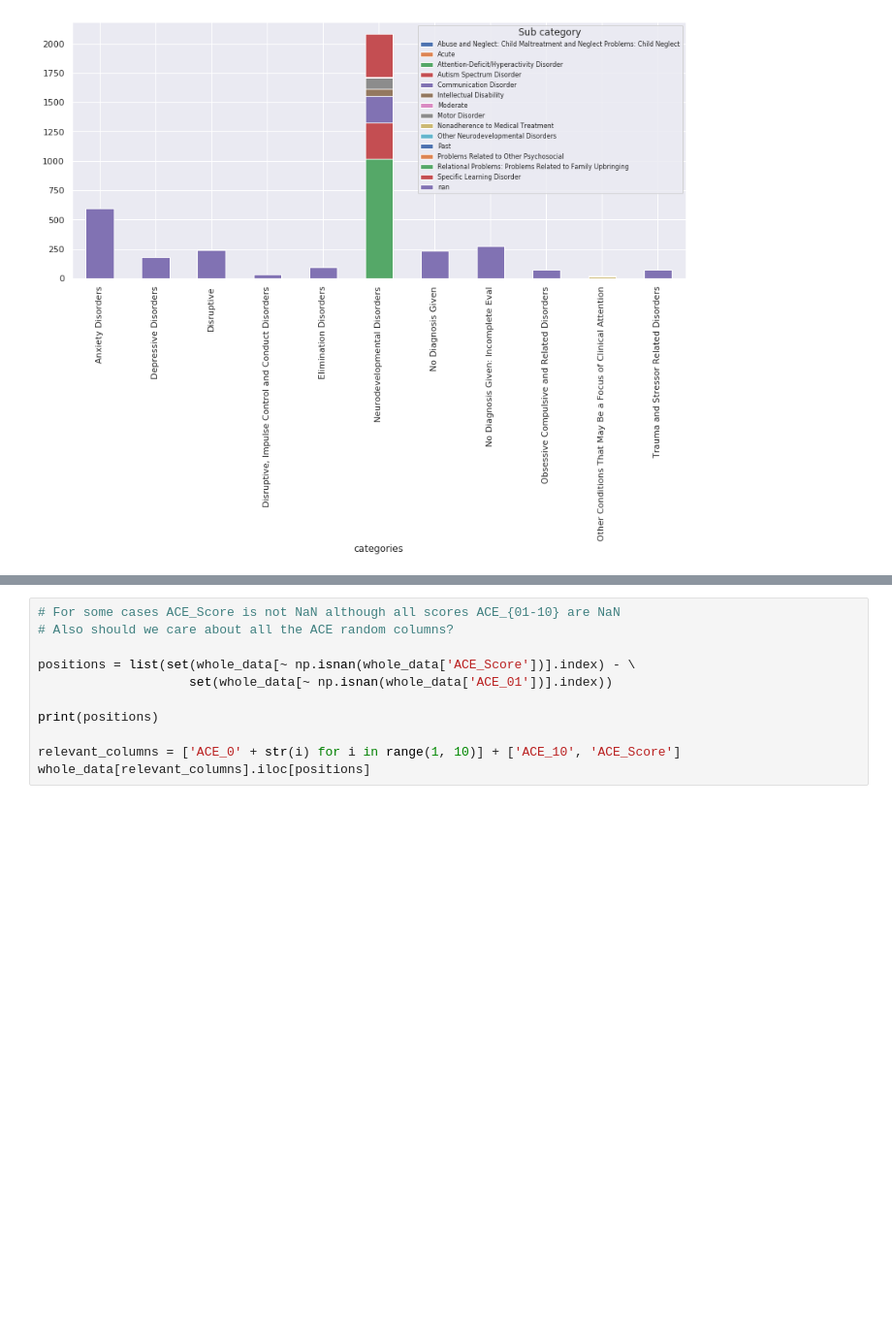
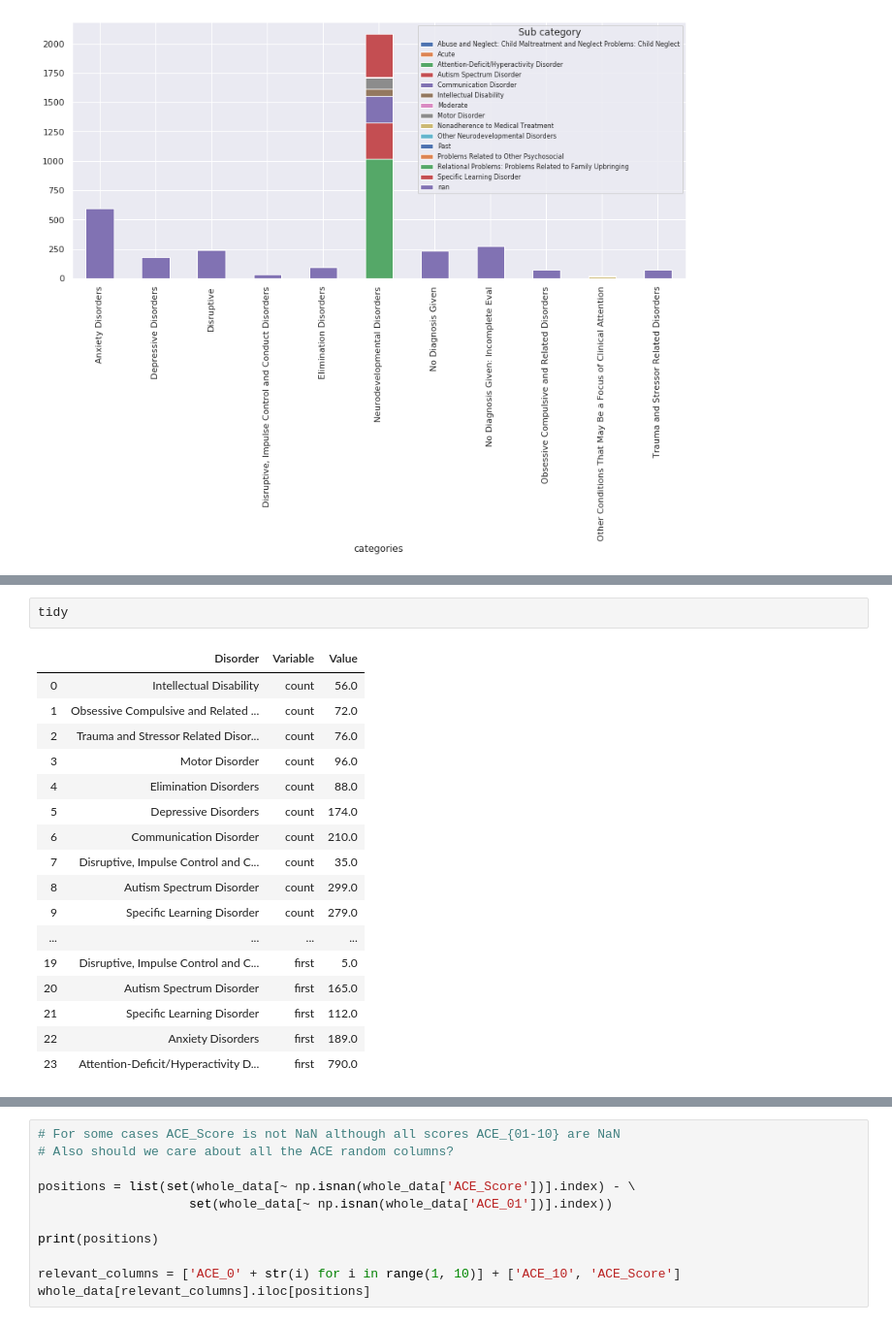
Before and after one commit to sanagno/psychiatry-mri-eeg, a Jupyter notebook: data_exploration.ipynb, the cells around one changed output, grey strips where cells are left out. Shown at 97% size. Drawn from its saved outputs; the diff is of its cells as text; blank space fills up the shorter version.

```diff
--- a/data_exploration.ipynb
+++ b/data_exploration.ipynb
@@ -374,0 +397,20 @@ Text(0.5, 0, 'totalCount')
+# %%
+tidy
+# %% [output]
+|  | Disorder | Variable | Value |
+| 0 | Intellectual Disability | count | 56.0 |
+| 1 | Obsessive Compulsive and Related ... | count | 72.0 |
+| 2 | Trauma and Stressor Related Disor... | count | 76.0 |
+| 3 | Motor Disorder | count | 96.0 |
+| 4 | Elimination Disorders | count | 88.0 |
+| 5 | Depressive Disorders | count | 174.0 |
+| 6 | Communication Disorder | count | 210.0 |
+| 7 | Disruptive, Impulse Control and C... | count | 35.0 |
+| 8 | Autism Spectrum Disorder | count | 299.0 |
+| 9 | Specific Learning Disorder | count | 279.0 |
+| ... | ... | ... | ... |
+| 19 | Disruptive, Impulse Control and C... | first | 5.0 |
+| 20 | Autism Spectrum Disorder | first | 165.0 |
+| 21 | Specific Learning Disorder | first | 112.0 |
+| 22 | Anxiety Disorders | first | 189.0 |
+| 23 | Attention-Deficit/Hyperactivity D... | first | 790.0 |
```
Also changed, not shown: parts of 6 cells of this notebook.
